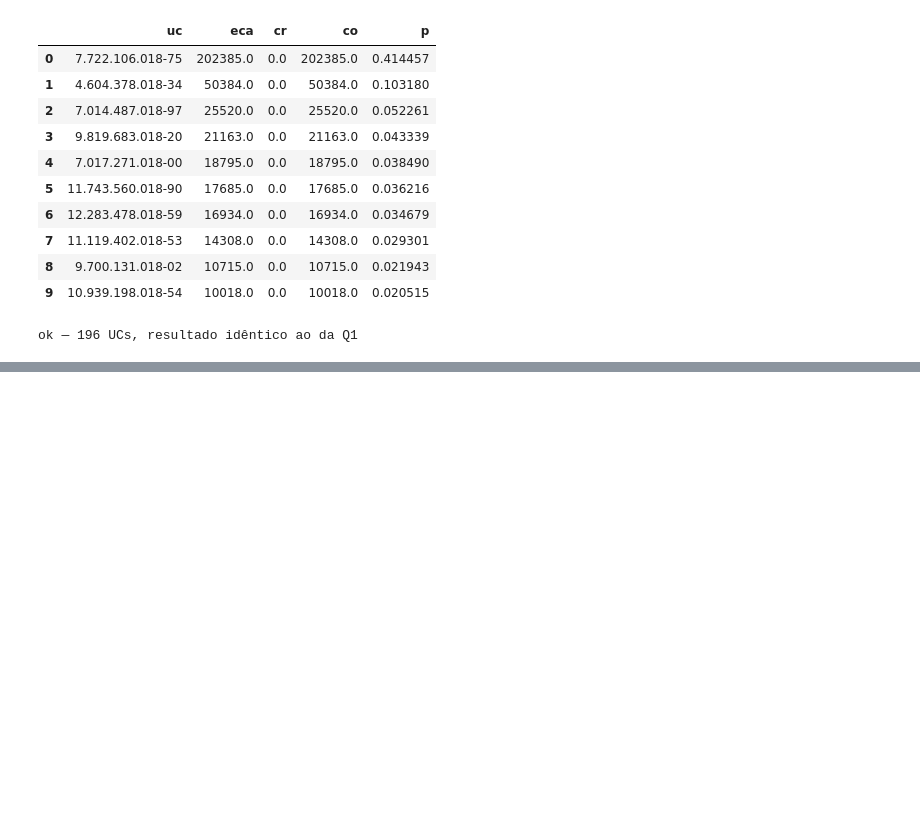
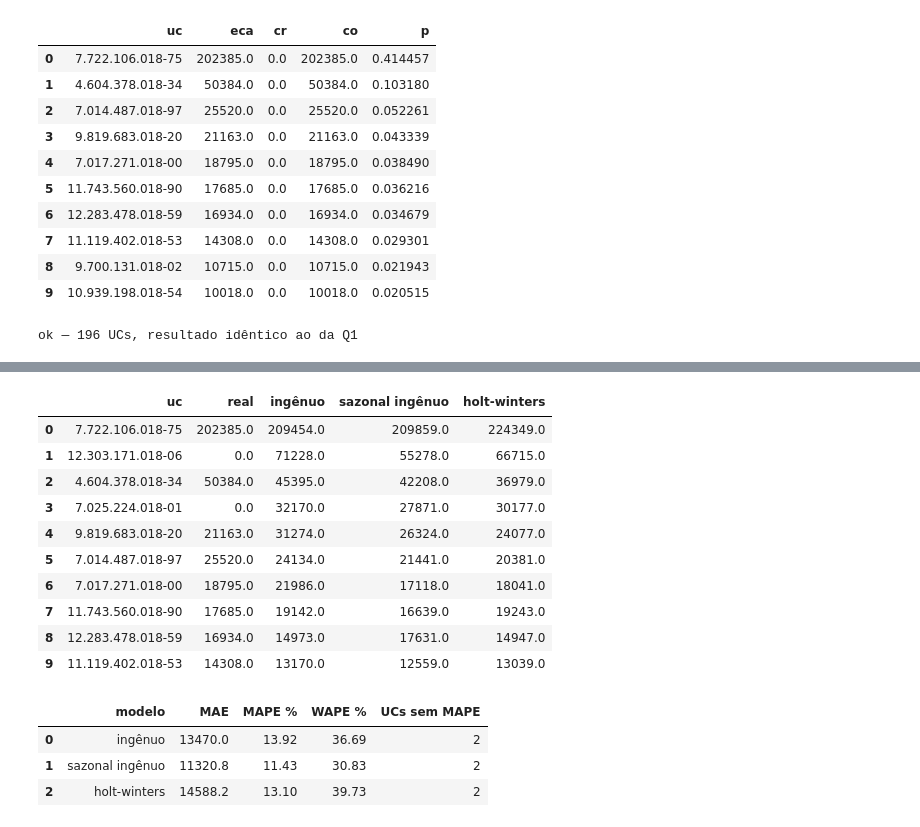
Before and after one commit to ricardomdcj/Pesquisador-em-Ciencia-de-Dados-PD-Inteligencia-Energetica-Bolsista-10072026, a Jupyter notebook: solucao.ipynb, the cells around one changed output, grey strips where cells are left out. Drawn from its saved outputs; the diff is of its cells as text; code cells hidden in the pictures; blank space fills up the shorter version.

```diff
--- a/solucao.ipynb
+++ b/solucao.ipynb
@@ -287,0 +345,49 @@ ok — 196 UCs, resultado idêntico ao da Q1
+# %%
+def prever(treino, modelo):
+    if modelo == "ingênuo":
+        return float(treino.iloc[-1])
+    if modelo == "sazonal ingênuo":
+        return float(treino.iloc[-12])
+    if modelo == "holt-winters":
+        m = ExponentialSmoothing(treino, trend="add", seasonal="add",
+                                 seasonal_periods=12, damped_trend=True).fit()
+        return float(m.forecast(1).iloc[0])
+
+
+MODELOS = ["ingênuo", "sazonal ingênuo", "holt-winters"]
+linhas = []
+for u in top10:
+    s = serie_uc(u)
+    treino, real = s[s.index <= CORTE], s.loc[VALID]
+    linha = {"uc": u, "real": real}
+    for mo in MODELOS:
+        linha[mo] = prever(treino, mo)
+    linhas.append(linha)
+val = pd.DataFrame(linhas)
+val.round(0)
+# %% [output]
+|  | uc | real | ingênuo | sazonal ingênuo | holt-winters |
+| 0 | 7.722.106.018-75 | 202385.0 | 209454.0 | 209859.0 | 224349.0 |
+| 1 | 12.303.171.018-06 | 0.0 | 71228.0 | 55278.0 | 66715.0 |
+| 2 | 4.604.378.018-34 | 50384.0 | 45395.0 | 42208.0 | 36979.0 |
+| 3 | 7.025.224.018-01 | 0.0 | 32170.0 | 27871.0 | 30177.0 |
+| 4 | 9.819.683.018-20 | 21163.0 | 31274.0 | 26324.0 | 24077.0 |
+| 5 | 7.014.487.018-97 | 25520.0 | 24134.0 | 21441.0 | 20381.0 |
+| 6 | 7.017.271.018-00 | 18795.0 | 21986.0 | 17118.0 | 18041.0 |
+| 7 | 11.743.560.018-90 | 17685.0 | 19142.0 | 16639.0 | 19243.0 |
+| 8 | 12.283.478.018-59 | 16934.0 | 14973.0 | 17631.0 | 14947.0 |
+| 9 | 11.119.402.018-53 | 14308.0 | 13170.0 | 12559.0 | 13039.0 |
+# %%
+met = []
+for mo in MODELOS:
+    ae = (val[mo] - val["real"]).abs()
+    ape = ae / val["real"].replace(0, np.nan)  # MAPE indefinido onde real = 0
+    met.append({"modelo": mo, "MAE": ae.mean(), "MAPE %": 100 * ape.mean(),
+                "WAPE %": 100 * ae.sum() / val["real"].sum(),
+                "UCs sem MAPE": int(ape.isna().sum())})
+pd.DataFrame(met).round(2)
+# %% [output]
+|  | modelo | MAE | MAPE % | WAPE % | UCs sem MAPE |
+| 0 | ingênuo | 13470.0 | 13.92 | 36.69 | 2 |
+| 1 | sazonal ingênuo | 11320.8 | 11.43 | 30.83 | 2 |
+| 2 | holt-winters | 14588.2 | 13.10 | 39.73 | 2 |
```
Also changed, not shown: parts of 13 cells of this notebook.
